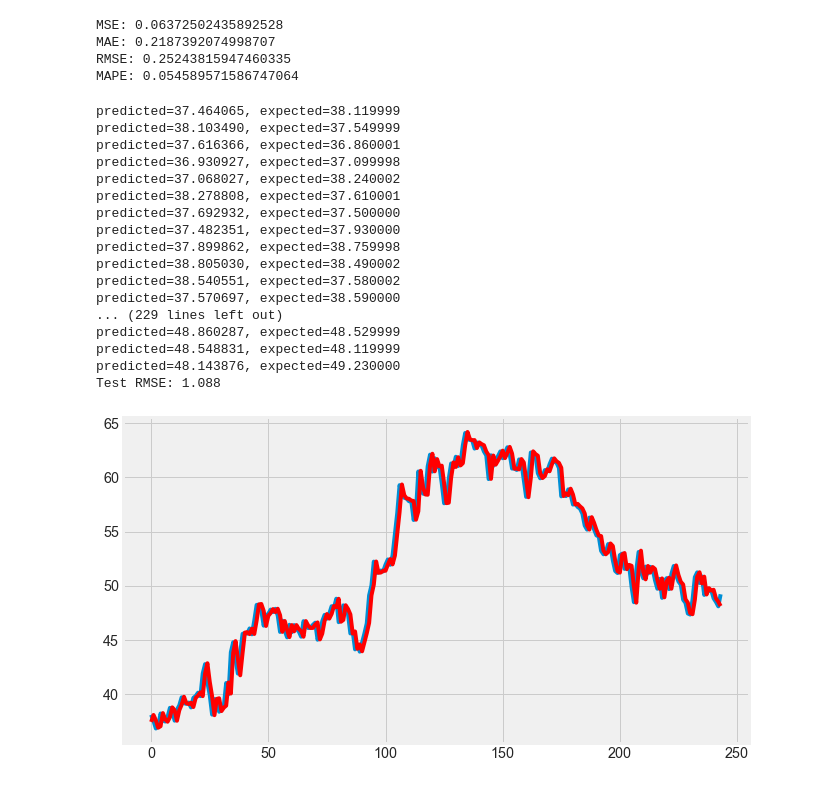
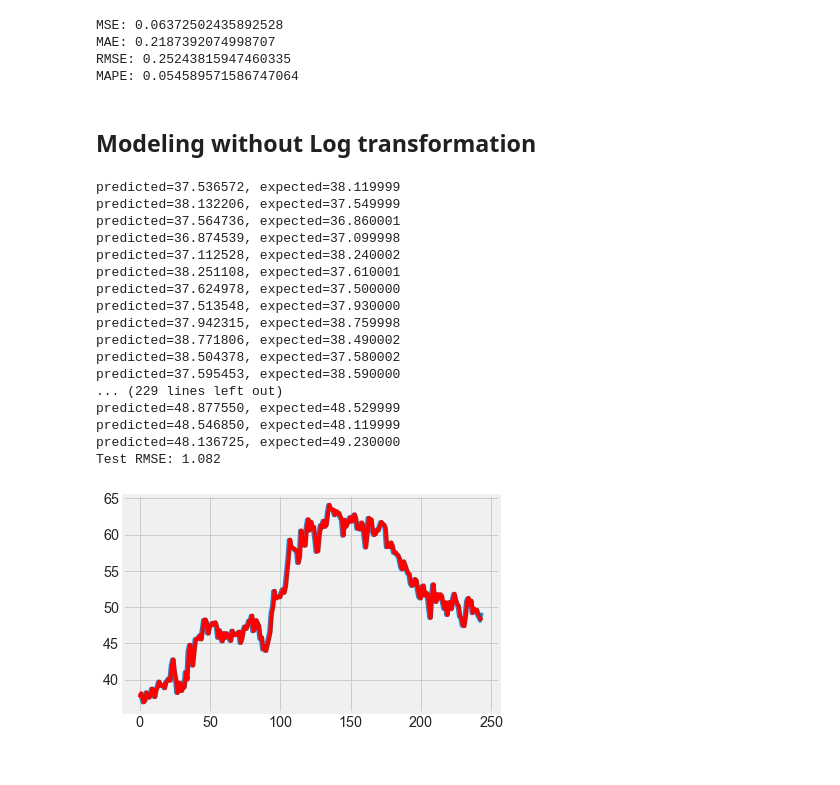
Before and after one commit to miazfryer/airlines_stocks, a Jupyter notebook: 02_ARIMA.ipynb, the cells around one changed output. Saved outputs shown, nothing was run; the diff lists cells and outputs as text; code cells hidden in the pictures.

```diff
--- a/02_ARIMA.ipynb
+++ b/02_ARIMA.ipynb
@@ -342,44 +348,46 @@ MSE: 0.06372502435892528
 MAE: 0.2187392074998707
 RMSE: 0.25243815947460335
 MAPE: 0.054589571586747064
+# %% [markdown]
+## Modeling without Log transformation
 # %%
 size = int(len(dataset) * 0.9)
 train, test = dataset[0:size], dataset[size:len(dataset)]
 history = [x for x in train]
 predictions = list()
-# walk-forward validation
+
 for t in range(len(test)):
-    model = ARIMA(history, order=(5,1,0))
+    model = ARIMA(history, order=(0,1,1))
     model_fit = model.fit()
     output = model_fit.forecast()
     yhat = output[0]
     predictions.append(yhat)
     obs = test[t]
     history.append(obs)
     print('predicted=%f, expected=%f' % (yhat, obs))
 # evaluate forecasts
 rmse = sqrt(mean_squared_error(test, predictions))
 print('Test RMSE: %.3f' % rmse)
 # plot forecasts against actual outcomes
 pyplot.plot(test)
 pyplot.plot(predictions, color='red')
 pyplot.show()
 # %% [output]
-predicted=37.464065, expected=38.119999
-predicted=38.103490, expected=37.549999
-predicted=37.616366, expected=36.860001
-predicted=36.930927, expected=37.099998
-predicted=37.068027, expected=38.240002
-predicted=38.278808, expected=37.610001
-predicted=37.692932, expected=37.500000
-predicted=37.482351, expected=37.930000
-predicted=37.899862, expected=38.759998
-predicted=38.805030, expected=38.490002
-predicted=38.540551, expected=37.580002
-predicted=37.570697, expected=38.590000
+predicted=37.536572, expected=38.119999
+predicted=38.132206, expected=37.549999
+predicted=37.564736, expected=36.860001
+predicted=36.874539, expected=37.099998
+predicted=37.112528, expected=38.240002
+predicted=38.251108, expected=37.610001
+predicted=37.624978, expected=37.500000
+predicted=37.513548, expected=37.930000
+predicted=37.942315, expected=38.759998
+predicted=38.771806, expected=38.490002
+predicted=38.504378, expected=37.580002
+predicted=37.595453, expected=38.590000
 ... (229 lines left out)
-predicted=48.860287, expected=48.529999
-predicted=48.548831, expected=48.119999
-predicted=48.143876, expected=49.230000
-Test RMSE: 1.088
+predicted=48.877550, expected=48.529999
+predicted=48.546850, expected=48.119999
+predicted=48.136725, expected=49.230000
+Test RMSE: 1.082
-[figure, old version]
+[figure, new version]
```
Also changed, not shown: parts of 12 cells of this notebook, 5 other files.
